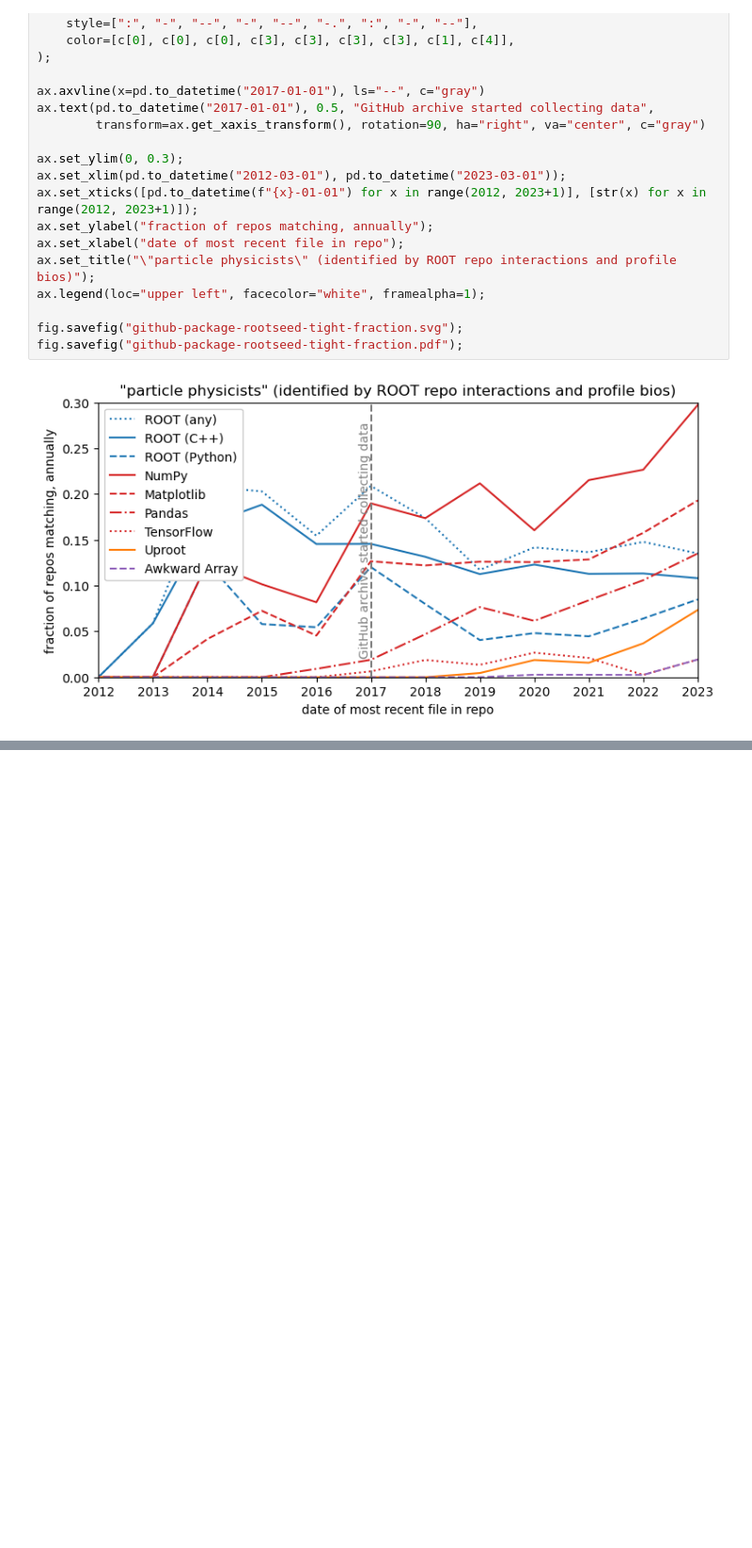
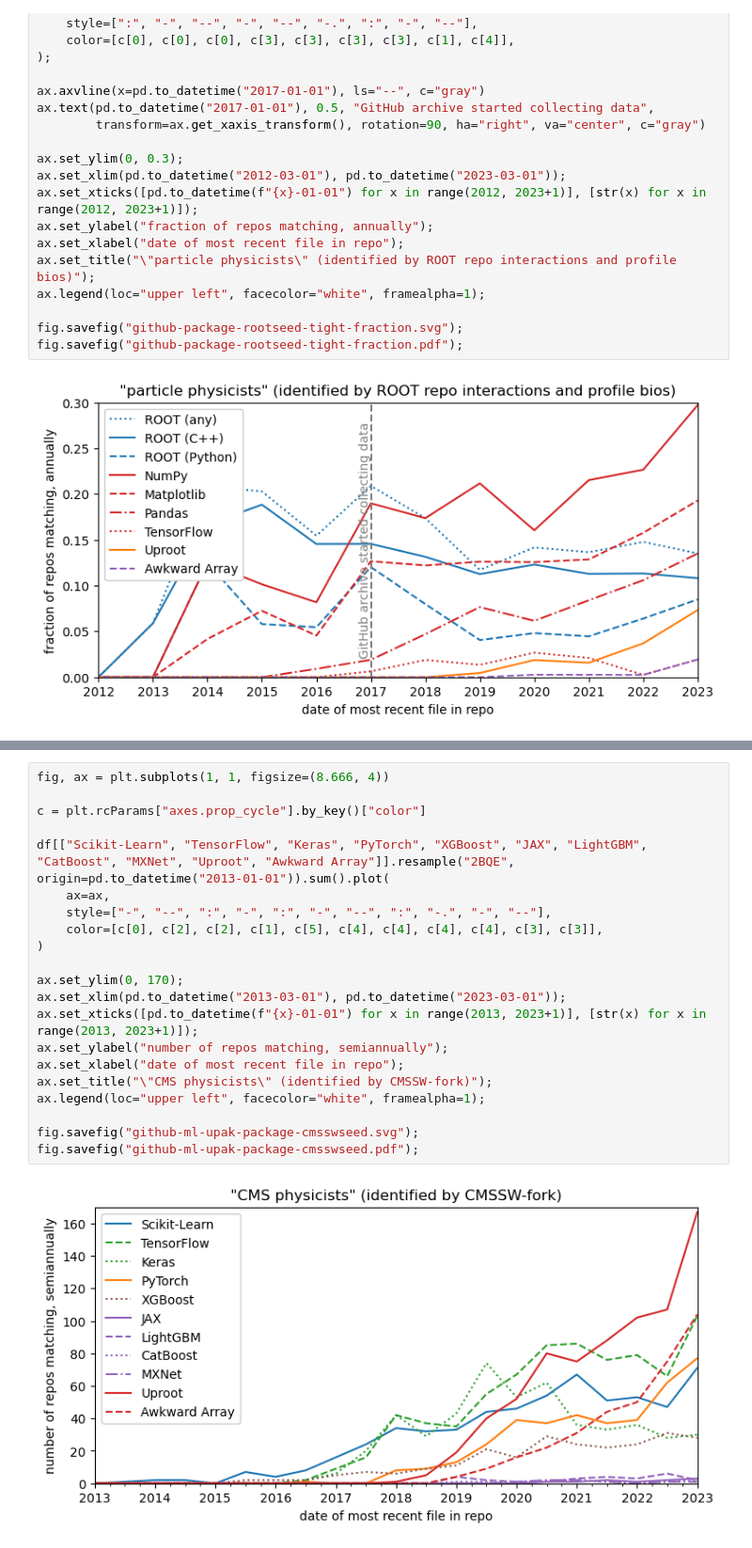
Before and after one commit to jpivarski-talks/2023-05-09-chep23-analysis-of-physicists, a Jupyter notebook: analysis/analysis-1.ipynb, the cells around one changed output, grey strips where cells are left out. Shown at 94% size. Saved outputs shown, nothing was run; the diff lists cells and outputs as text; blank space fills up the shorter version.

```diff
--- a/analysis/analysis-1.ipynb
+++ b/analysis/analysis-1.ipynb
@@ -1153,0 +1262,23 @@ fig.savefig("github-package-rootseed-tight-fraction.pdf");
+# %%
+fig, ax = plt.subplots(1, 1, figsize=(8.666, 4))
+
+c = plt.rcParams["axes.prop_cycle"].by_key()["color"]
+
+df[["Scikit-Learn", "TensorFlow", "Keras", "PyTorch", "XGBoost", "JAX", "LightGBM", "CatBoost", "MXNet", "Uproot", "Awkward Array"]].resample("2BQE", origin=pd.to_datetime("2013-01-01")).sum().plot(
+    ax=ax,
+    style=["-", "--", ":", "-", ":", "-", "--", ":", "-.", "-", "--"],
+    color=[c[0], c[2], c[2], c[1], c[5], c[4], c[4], c[4], c[4], c[3], c[3]],
+)
+
+ax.set_ylim(0, 170);
+ax.set_xlim(pd.to_datetime("2013-03-01"), pd.to_datetime("2023-03-01"));
+ax.set_xticks([pd.to_datetime(f"{x}-01-01") for x in range(2013, 2023+1)], [str(x) for x in range(2013, 2023+1)]);
+ax.set_ylabel("number of repos matching, semiannually");
+ax.set_xlabel("date of most recent file in repo");
+ax.set_title("\"CMS physicists\" (identified by CMSSW-fork)");
+ax.legend(loc="upper left", facecolor="white", framealpha=1);
+
+fig.savefig("github-ml-upak-package-cmsswseed.svg");
+fig.savefig("github-ml-upak-package-cmsswseed.pdf");
+# %% [output]
+[figure, added]
```
Also changed, not shown: parts of 15 cells of this notebook, 15 other files.
